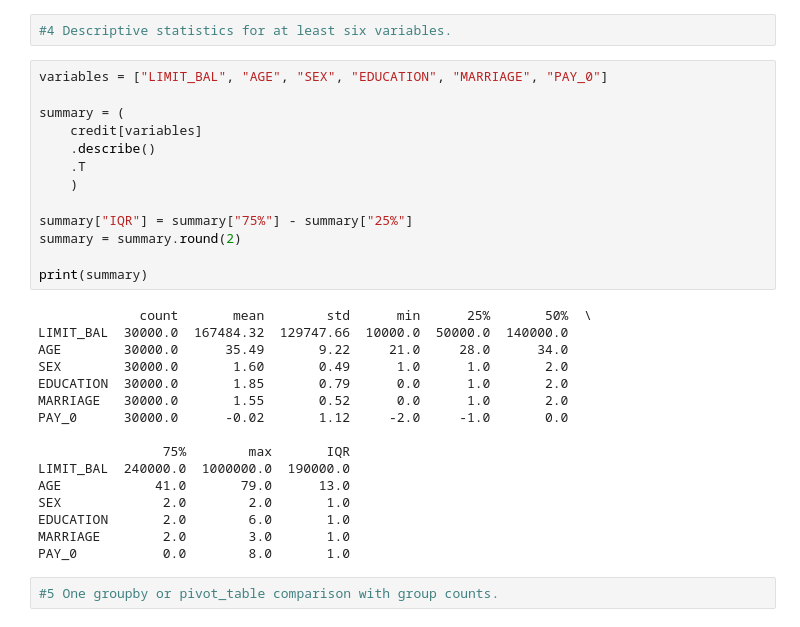
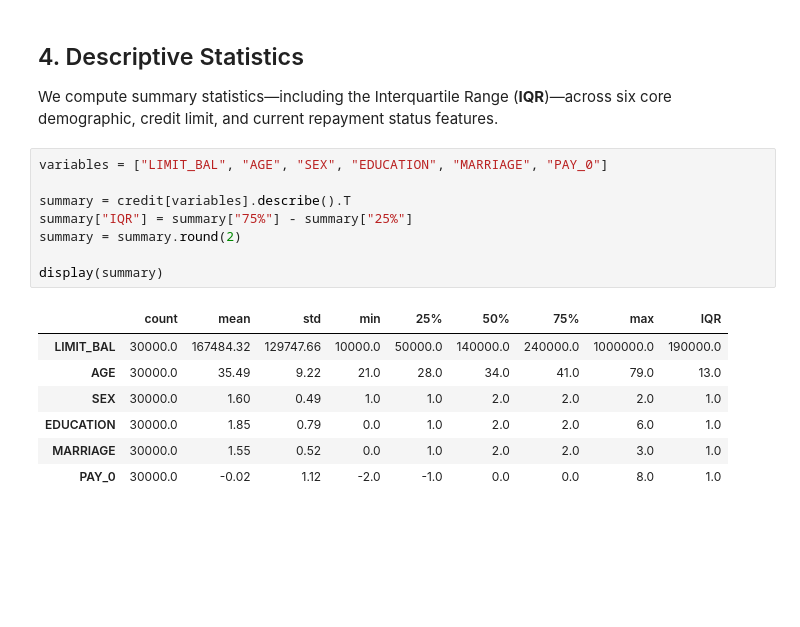
Before and after one commit to loulakanani/machine-learning-in-finance, a Jupyter notebook: 02_Demographic_Vulnerabilities_and_Payment_Delay_Patterns.ipynb, the cells around one changed output. Drawn from its saved outputs; the diff is of its cells as text; blank space fills up the shorter version.

```diff
--- a/02_Demographic_Vulnerabilities_and_Payment_Delay_Patterns.ipynb
+++ b/02_Demographic_Vulnerabilities_and_Payment_Delay_Patterns.ipynb
@@ -47,33 +57,19 @@ dtype: int64
-# %%
-#4 Descriptive statistics for at least six variables.
+# %% [markdown]
+## 4. Descriptive Statistics
+We compute summary statistics—including the Interquartile Range (**IQR**)—across six core demographic, credit limit, and current repayment status features.
 # %%
 variables = ["LIMIT_BAL", "AGE", "SEX", "EDUCATION", "MARRIAGE", "PAY_0"]
 
-summary = (
-    credit[variables]
-    .describe()
-    .T
-    )
-
+summary = credit[variables].describe().T
 summary["IQR"] = summary["75%"] - summary["25%"]
 summary = summary.round(2)
 
-print(summary)
+display(summary)
 # %% [output]
-             count       mean        std      min      25%       50%  \
-LIMIT_BAL  30000.0  167484.32  129747.66  10000.0  50000.0  140000.0
-AGE        30000.0      35.49       9.22     21.0     28.0      34.0
-SEX        30000.0       1.60       0.49      1.0      1.0       2.0
-EDUCATION  30000.0       1.85       0.79      0.0      1.0       2.0
-MARRIAGE   30000.0       1.55       0.52      0.0      1.0       2.0
-PAY_0      30000.0      -0.02       1.12     -2.0     -1.0       0.0
-
-                75%        max       IQR
-LIMIT_BAL  240000.0  1000000.0  190000.0
-AGE            41.0       79.0      13.0
-SEX             2.0        2.0       1.0
-EDUCATION       2.0        6.0       1.0
-MARRIAGE        2.0        3.0       1.0
-PAY_0           0.0        8.0       1.0
+|  | count | mean | std | min | 25% | 50% | 75% | max | IQR |
+| LIMIT_BAL | 30000.0 | 167484.32 | 129747.66 | 10000.0 | 50000.0 | 140000.0 | 240000.0 | 1000000.0 | 190000.0 |
+| AGE | 30000.0 | 35.49 | 9.22 | 21.0 | 28.0 | 34.0 | 41.0 | 79.0 | 13.0 |
+| SEX | 30000.0 | 1.60 | 0.49 | 1.0 | 1.0 | 2.0 | 2.0 | 2.0 | 1.0 |
+| EDUCATION | 30000.0 | 1.85 | 0.79 | 0.0 | 1.0 | 2.0 | 2.0 | 6.0 | 1.0 |
+| MARRIAGE | 30000.0 | 1.55 | 0.52 | 0.0 | 1.0 | 2.0 | 2.0 | 3.0 | 1.0 |
+| PAY_0 | 30000.0 | -0.02 | 1.12 | -2.0 | -1.0 | 0.0 | 0.0 | 8.0 | 1.0 |
-# %%
-#5 One groupby or pivot_table comparison with group counts.
```
Also changed, not shown: parts of 26 cells of this notebook.
